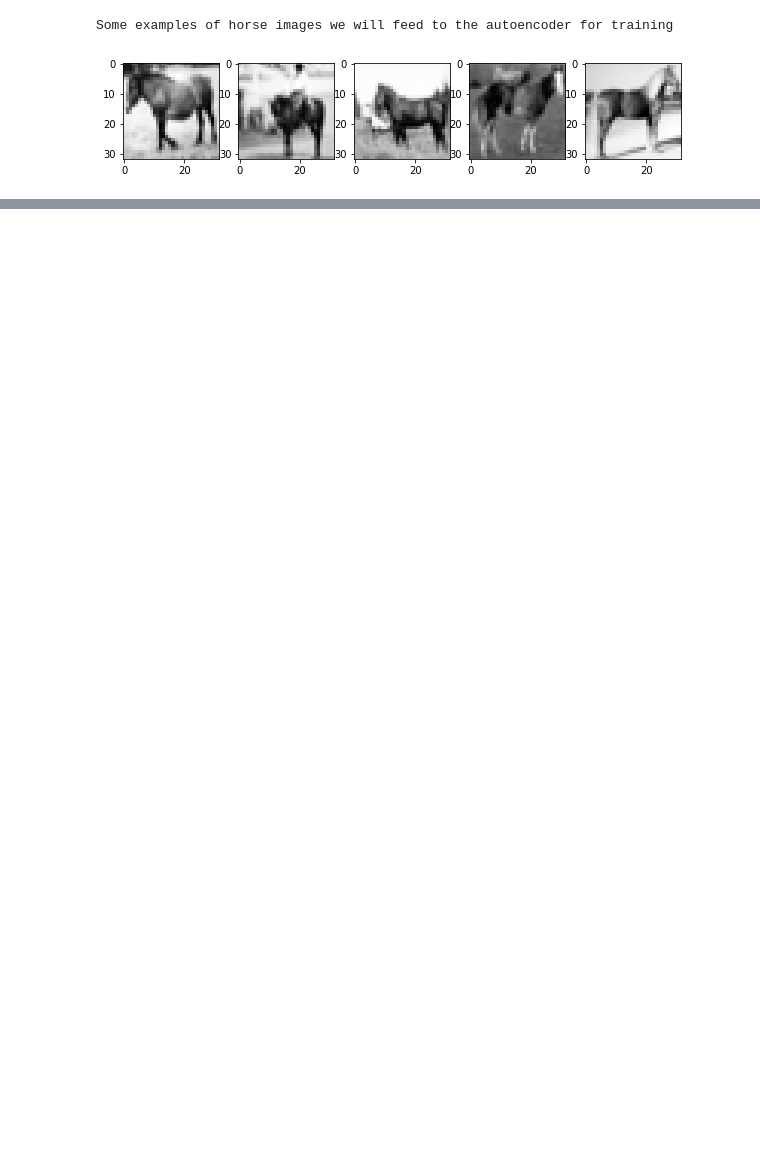
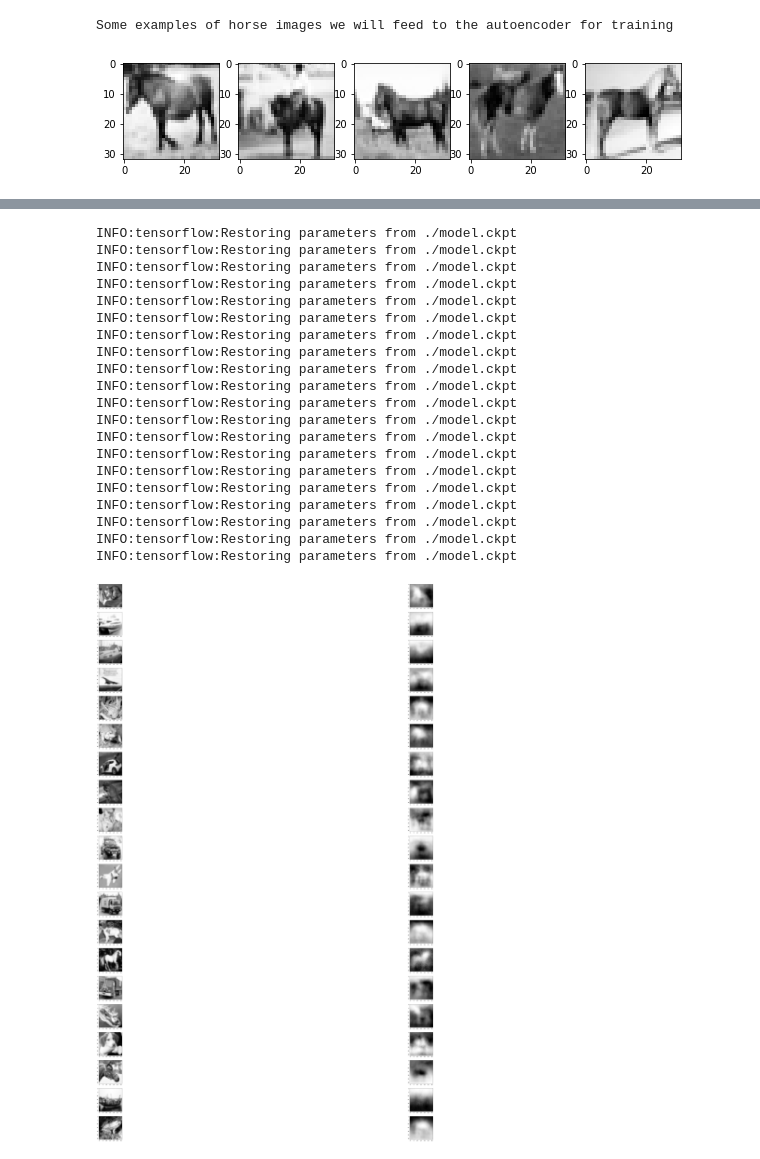
Before and after one commit to chrismattmann/MLwithTensorFlow2ed, a Jupyter notebook: Listing 7.9 -7.13.ipynb, the cells around one changed output, grey strips where cells are left out. Cells and saved outputs as stored; diff of their text form; code cells hidden in the pictures; blank space fills up the shorter version.

```diff
--- a/Listing 7.9 -7.13.ipynb
+++ b/Listing 7.9 -7.13.ipynb
@@ -54,6 +54,33 @@ class Autoencoder:
         print('compressed', hidden)
         print('reconstructed', reconstructed)
         return reconstructed
+
+    def classify(self, data, labels):
+        with tf.Session() as sess:
+            sess.run(tf.global_variables_initializer())
+            self.saver.restore(sess, './model.ckpt')
+            hidden, reconstructed = sess.run([self.encoded, self.decoded], feed_dict={self.x: data})
+            reconstructed = reconstructed[0]
+            # loss = sess.run(self.all_loss, feed_dict={self.x: data})
+            print('data', np.shape(data))
+            print('reconstructed', np.shape(reconstructed))
+            loss = np.sqrt(np.mean(np.square(data - reconstructed), axis=1))
+            print('loss', np.shape(loss))
+            horse_indices = np.where(labels == 7)[0]
+            not_horse_indices = np.where(labels != 7)[0]
+            horse_loss = np.mean(loss[horse_indices])
+            not_horse_loss = np.mean(loss[not_horse_indices])
+            print('horse', horse_loss)
+            print('not horse', not_horse_loss)
+            return hidden
+
+    def decode(self, encoding):
+        with tf.Session() as sess:
+            sess.run(tf.global_variables_initializer())
+            self.saver.restore(sess, './model.ckpt')
+            reconstructed = sess.run(self.decoded, feed_dict={self.encoded: encoding})
+        img = np.reshape(reconstructed, (32, 32))
+        return img
 # %%
 def unpickle(file):
     fo = open(file, 'rb')
@@ -125,0 +156,5 @@ epoch 990: loss = 48.03278732299805
+# %%
+test_data = unpickle('./cifar-10-batches-py/test_batch')
+test_x = grayscale(test_data['data'])
+test_labels = np.array(test_data['labels'])
+encodings = ae.classify(test_x, test_labels)
@@ -125,0 +171,35 @@ epoch 990: loss = 48.03278732299805
+# %%
+plt.rcParams['figure.figsize'] = (100, 100)
+plt.figure()
+for i in range(20):
+    plt.subplot(20, 2, i*2 + 1)
+    original_img = np.reshape(test_x[i, :], (32, 32))
+    plt.imshow(original_img, cmap='Greys_r')
+
+    plt.subplot(20, 2, i*2 + 2)
+    reconstructed_img = ae.decode([encodings[i]])
+    plt.imshow(reconstructed_img, cmap='Greys_r')
+
+plt.show()
+# %% [output]
+INFO:tensorflow:Restoring parameters from ./model.ckpt
+INFO:tensorflow:Restoring parameters from ./model.ckpt
+INFO:tensorflow:Restoring parameters from ./model.ckpt
+INFO:tensorflow:Restoring parameters from ./model.ckpt
+INFO:tensorflow:Restoring parameters from ./model.ckpt
+INFO:tensorflow:Restoring parameters from ./model.ckpt
+INFO:tensorflow:Restoring parameters from ./model.ckpt
+INFO:tensorflow:Restoring parameters from ./model.ckpt
+INFO:tensorflow:Restoring parameters from ./model.ckpt
+INFO:tensorflow:Restoring parameters from ./model.ckpt
+INFO:tensorflow:Restoring parameters from ./model.ckpt
+INFO:tensorflow:Restoring parameters from ./model.ckpt
+INFO:tensorflow:Restoring parameters from ./model.ckpt
+INFO:tensorflow:Restoring parameters from ./model.ckpt
+INFO:tensorflow:Restoring parameters from ./model.ckpt
+INFO:tensorflow:Restoring parameters from ./model.ckpt
+INFO:tensorflow:Restoring parameters from ./model.ckpt
+INFO:tensorflow:Restoring parameters from ./model.ckpt
+INFO:tensorflow:Restoring parameters from ./model.ckpt
+INFO:tensorflow:Restoring parameters from ./model.ckpt
+[figure, added]
```
Also changed, not shown: parts of 3 cells of this notebook, 3 other files.
